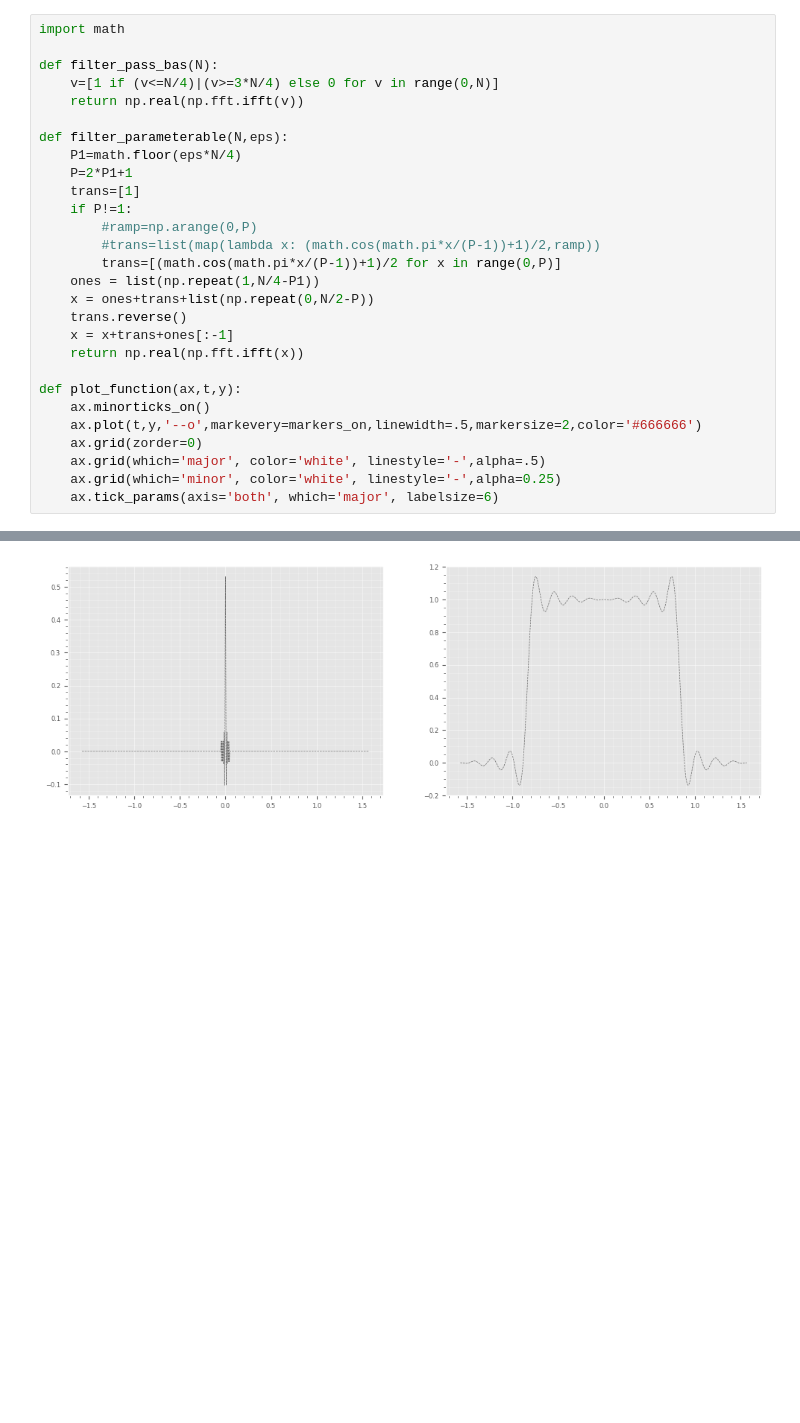
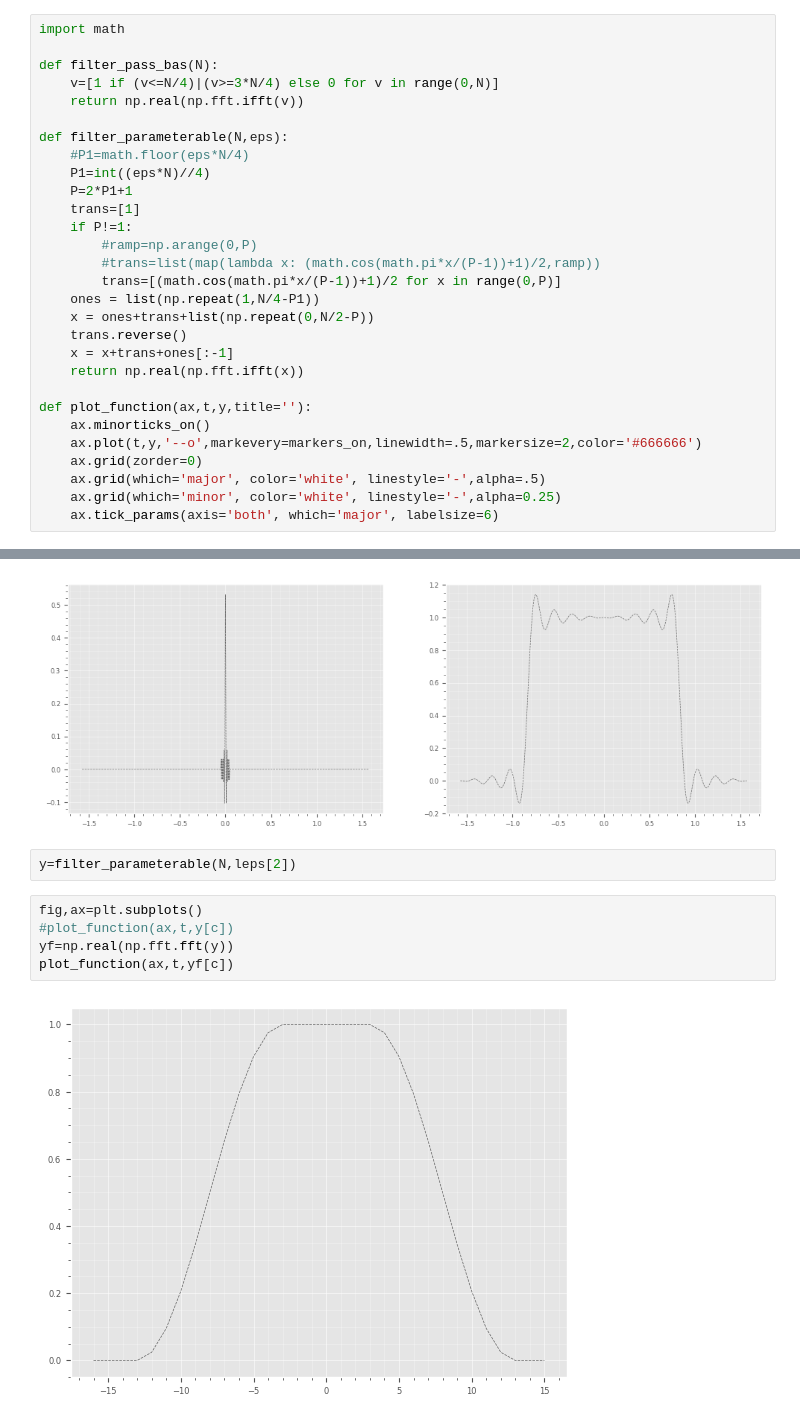
Before and after one commit to blackgolfer/super-qi, a Jupyter notebook: ms/sp/nb/fft.ipynb, the cells around one changed output, grey strips where cells are left out. Drawn from its saved outputs; the diff is of its cells as text; blank space fills up the shorter version.

Commit message:
material on rising cutoff functions and folding and unfolding operators

```diff
--- a/ms/sp/nb/fft.ipynb
+++ b/ms/sp/nb/fft.ipynb
@@ -68,7 +68,8 @@ def filter_pass_bas(N):
     return np.real(np.fft.ifft(v))
 
 def filter_parameterable(N,eps):
-    P1=math.floor(eps*N/4)
+    #P1=math.floor(eps*N/4)
+    P1=int((eps*N)//4)
     P=2*P1+1
     trans=[1]
     if P!=1:
@@ -81,7 +82,7 @@ def filter_parameterable(N,eps):
     x = x+trans+ones[:-1]
     return np.real(np.fft.ifft(x))
 
-def plot_function(ax,t,y):
+def plot_function(ax,t,y,title=''):
     ax.minorticks_on()
     ax.plot(t,y,'--o',markevery=markers_on,linewidth=.5,markersize=2,color='#666666')
     ax.grid(zorder=0)
@@ -132,3 +133,12 @@ plot_function(ax[0],tt,yy[cc])
 plot_function(ax[1],tt,yyf[cc])
 # %% [output]
 [figure]
+# %%
+y=filter_parameterable(N,leps[2])
+# %%
+fig,ax=plt.subplots()
+#plot_function(ax,t,y[c])
+yf=np.real(np.fft.fft(y))
+plot_function(ax,t,yf[c])
+# %% [output]
+[figure, added]
```
Also changed, not shown: parts of 27 cells of this notebook, 2 other files.
